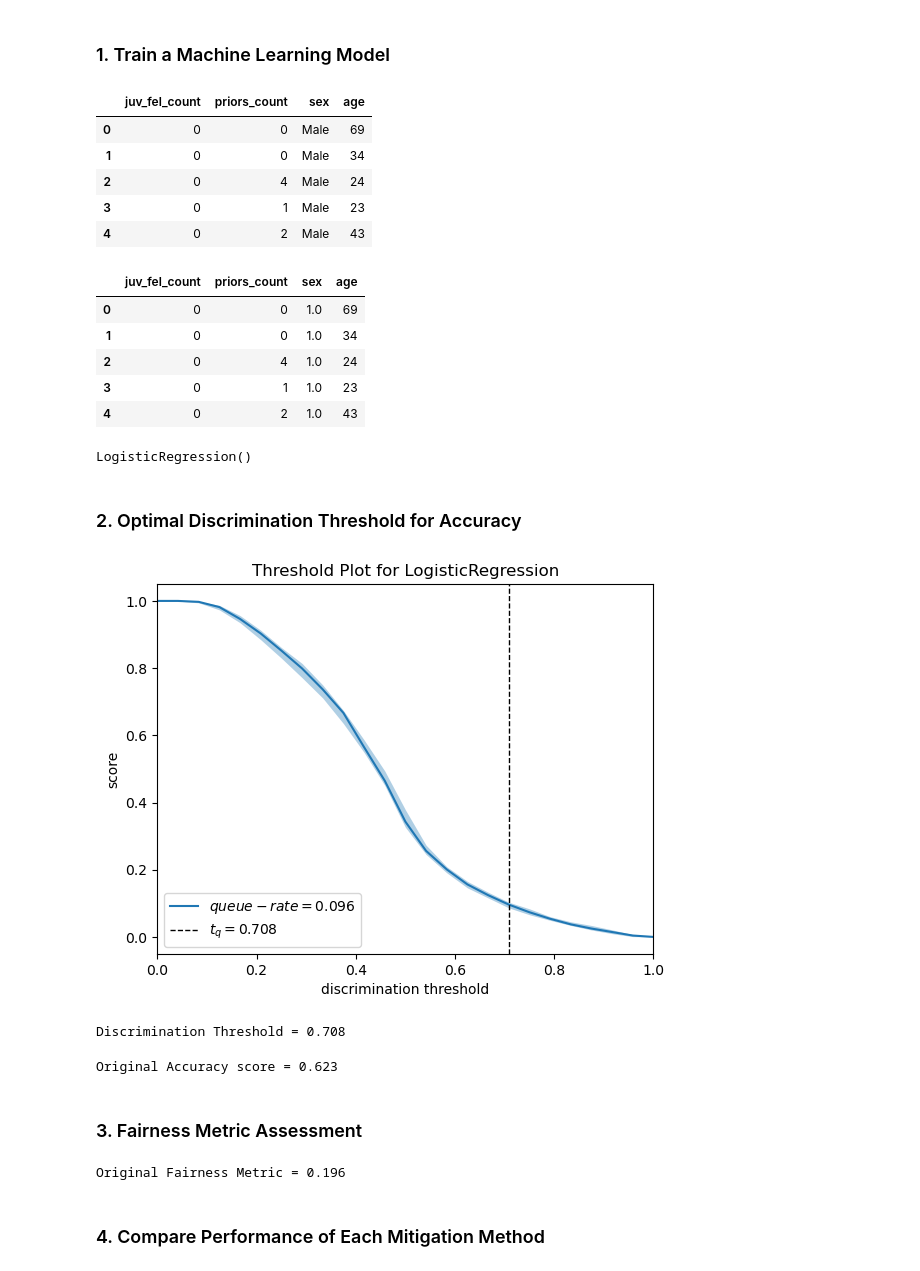
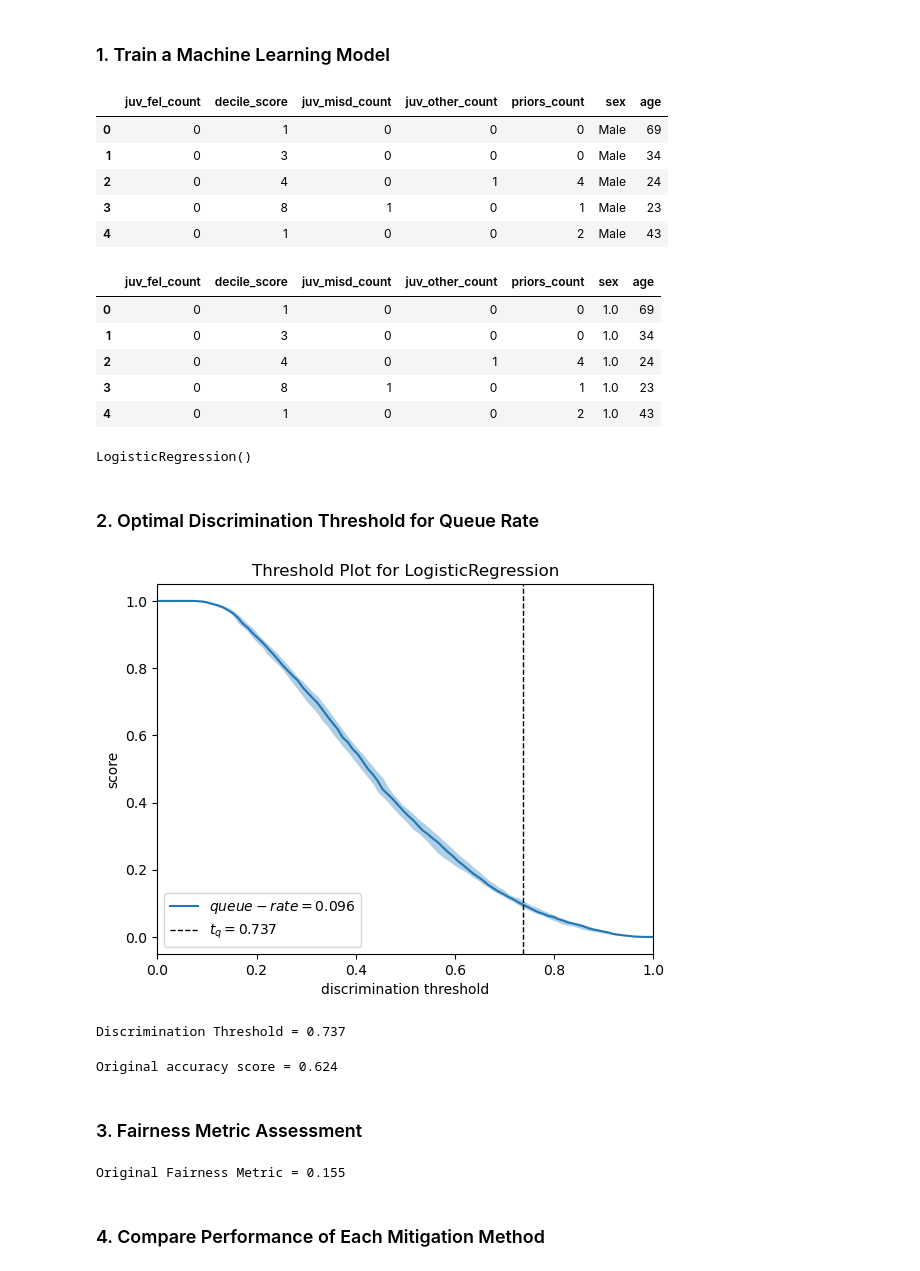
Before and after one commit to EqualityAI/EqualityML, a Jupyter notebook: notebooks/threshold-queue-rate.ipynb, the cells around one changed output. Saved outputs shown, nothing was run; the diff lists cells and outputs as text; code cells hidden in the pictures.

```diff
--- a/notebooks/threshold-queue-rate.ipynb
+++ b/notebooks/threshold-queue-rate.ipynb
@@ -12,9 +13,9 @@ import warnings
 # %% [markdown]
 ### 1. Train a Machine Learning Model
 # %%
-# Parameters
+# Dataset Parameters
 target_var = 'two_year_recid'
-features = ['juv_fel_count', 'priors_count', 'sex', 'age']
+features = ['juv_fel_count', 'decile_score', 'juv_misd_count', 'juv_other_count', 'priors_count', 'sex', 'age']
 # %%
 data = pd.read_csv('../data/compas-scores-two-years.csv')
 # %%
@@ -23,12 +24,12 @@ X = data[features]
 # %%
 X.head()
 # %% [output]
-|  | juv_fel_count | priors_count | sex | age |
-| 0 | 0 | 0 | Male | 69 |
-| 1 | 0 | 0 | Male | 34 |
-| 2 | 0 | 4 | Male | 24 |
-| 3 | 0 | 1 | Male | 23 |
-| 4 | 0 | 2 | Male | 43 |
+|  | juv_fel_count | decile_score | juv_misd_count | juv_other_count | priors_count | sex | age |
+| 0 | 0 | 1 | 0 | 0 | 0 | Male | 69 |
+| 1 | 0 | 3 | 0 | 0 | 0 | Male | 34 |
+| 2 | 0 | 4 | 0 | 1 | 4 | Male | 24 |
+| 3 | 0 | 8 | 1 | 0 | 1 | Male | 23 |
+| 4 | 0 | 1 | 0 | 0 | 2 | Male | 43 |
 # %%
 # Define which columns should be encoded
 columns_to_encode = ['sex']
@@ -47,10 +48,10 @@ processed_data = pd.DataFrame(processed_data, columns = X.columns)
 # %%
 processed_data.head()
 # %% [output]
-|  | juv_fel_count | priors_count | sex | age |
-| 0 | 0 | 0 | 1.0 | 69 |
-| 1 | 0 | 0 | 1.0 | 34 |
-| 2 | 0 | 4 | 1.0 | 24 |
-| 3 | 0 | 1 | 1.0 | 23 |
-| 4 | 0 | 2 | 1.0 | 43 |
+|  | juv_fel_count | decile_score | juv_misd_count | juv_other_count | priors_count | sex | age |
+| 0 | 0 | 1 | 0 | 0 | 0 | 1.0 | 69 |
+| 1 | 0 | 3 | 0 | 0 | 0 | 1.0 | 34 |
+| 2 | 0 | 4 | 0 | 1 | 4 | 1.0 | 24 |
+| 3 | 0 | 8 | 1 | 0 | 1 | 1.0 | 23 |
+| 4 | 0 | 1 | 0 | 0 | 2 | 1.0 | 43 |
 # %%
@@ -57,29 +59,36 @@ processed_data.head()
 X_train, X_test, y_train, y_test = train_test_split(processed_data, y, test_size=0.33, random_state=42)
 # %%
 # Train a machine learning model (for example LogisticRegression)
-ml_model_orig = LogisticRegression()
-ml_model_orig.fit(X_train, y_train)
+orig_ml_model = LogisticRegression()
+orig_ml_model.fit(X_train, y_train)
 # %% [output]
 LogisticRegression()
 # %%
 testing_data = pd.concat([X_test, y_test], axis=1)
 training_data = pd.concat([X_train, y_train], axis=1)
 # %% [markdown]
-### 2. Optimal Discrimination Threshold for Accuracy
+### 2. Optimal Discrimination Threshold for Queue Rate
 # %%
 # Discrimination Threshold
-threshold = discrimination_threshold(ml_model_orig, pd.concat([training_data, testing_data]), target_var,
-                              decision_threshold=['queue_rate', 'limit', '0.1'],
-                              metrics=['queue_rate'], show=True)
+threshold = discrimination_threshold(orig_ml_model,
+                                     pd.concat([training_data, testing_data]),
+                                     target_var,
+                                     decision_maker=['queue_rate', 'limit', '0.1'],
+                                     metrics=['queue_rate'],
+                                     show=True)
 print(f"Discrimination Threshold = {threshold:.3f}")
 # %% [output]
-[figure, old version]
+[figure, new version]
-Discrimination Threshold = 0.708
+Discrimination Threshold = 0.737
 # %%
-acc_score_orig = binary_threshold_score("accuracy", ml_model_orig, X_test, y_test, threshold=threshold)
-print(f"Original Accuracy score = {acc_score_orig:.3f}")
+orig_acc_score = binary_threshold_score("accuracy",
+                                       orig_ml_model,
+                                       X_test,
+                                       y_test,
+                                       threshold=threshold)
+print(f"Original accuracy score = {orig_acc_score:.3f}")
 # %% [output]
-Original Accuracy score = 0.623
+Original accuracy score = 0.624
 # %% [markdown]
 ### 3. Fairness Metric Assessment
 # %%
@@ -93,11 +102,10 @@ fair_object = FAIR(ml_model=ml_model_orig,
                    threshold=threshold)
 # %%
 metric_name='statistical_parity_ratio'
-fairness_metric_score = fair_object.fairness_metric(metric_name)
-fairness_metric_score_orig = fairness_metric_score.copy()
-print(f"Original Fairness Metric = {fairness_metric_score_orig:.3f}")
+orig_fairness_metric_score = fair_object.fairness_metric(metric_name)
+print(f"Original Fairness Metric = {orig_fairness_metric_score:.3f}")
 # %% [output]
-Original Fairness Metric = 0.196
+Original Fairness Metric = 0.155
 # %% [markdown]
 ### 4. Compare Performance of Each Mitigation Method
 # %%
```
Also changed, not shown: parts of 12 cells of this notebook, 2 other files.
